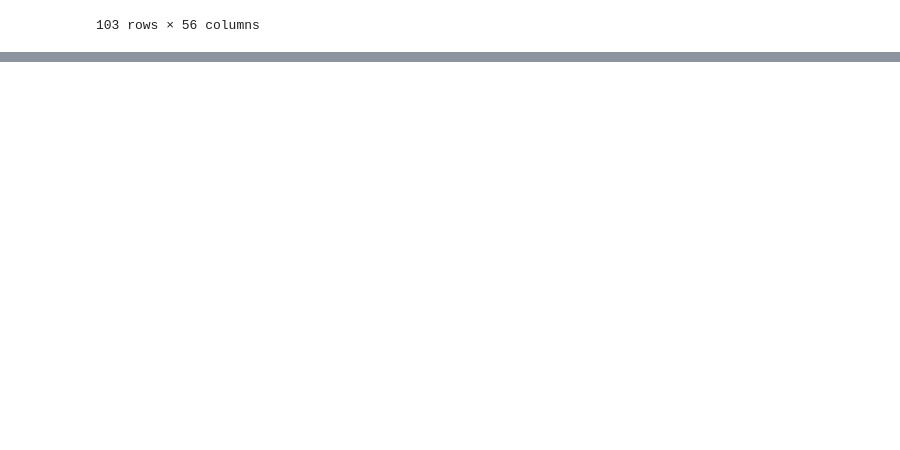
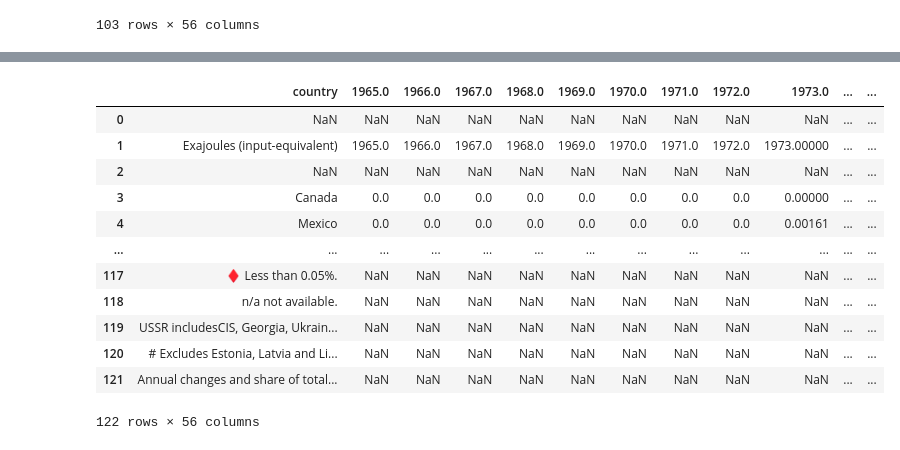
Before and after one commit to yuyhong23/One-Hot_Future, a Jupyter notebook: data_cleaning.ipynb, the cells around one changed output, grey strips where cells are left out. Cells and saved outputs as stored; diff of their text form; code cells hidden in the pictures; blank space fills up the shorter version.

```diff
--- a/data_cleaning.ipynb
+++ b/data_cleaning.ipynb
@@ -340,0 +345,9 @@ bp_ec_all_cleaned
+# %%
+# Extract wanted columns
+bp_rc_df = bp_rc_rename.copy()
+
+# Renaming the same name columns (2019) by creating specific name columns and duplicating the according data row
+bp_rc_df ["2019_share"] = bp_rc_df.iloc [:,58]
+bp_rc_df ["2019_growth_rate_per_annum"] = bp_rc_df.iloc [:,56]
+bp_rc_df ["2019_year"] = bp_rc_df.iloc[:,55]
+bp_rc_df
@@ -340,0 +465,18 @@ bp_ec_all_cleaned
+# %%
+# Rename the fist and 2008-2018 column
+bp_rc_df = bp_rc_df.rename(columns={bp_rc_df.columns[0]: "country", bp_rc_df.columns[55]: 2019.0})
+bp_rc_df
+# %% [output]
+|  | country | 1965.0 | 1966.0 | 1967.0 | 1968.0 | 1969.0 | 1970.0 | 1971.0 | 1972.0 | 1973.0 | ... | ... |
+| 0 | NaN | NaN | NaN | NaN | NaN | NaN | NaN | NaN | NaN | NaN | ... | ... |
+| 1 | Exajoules (input-equivalent) | 1965.0 | 1966.0 | 1967.0 | 1968.0 | 1969.0 | 1970.0 | 1971.0 | 1972.0 | 1973.00000 | ... | ... |
+| 2 | NaN | NaN | NaN | NaN | NaN | NaN | NaN | NaN | NaN | NaN | ... | ... |
+| 3 | Canada | 0.0 | 0.0 | 0.0 | 0.0 | 0.0 | 0.0 | 0.0 | 0.0 | 0.00000 | ... | ... |
+| 4 | Mexico | 0.0 | 0.0 | 0.0 | 0.0 | 0.0 | 0.0 | 0.0 | 0.0 | 0.00161 | ... | ... |
+| ... | ... | ... | ... | ... | ... | ... | ... | ... | ... | ... | ... | ... |
+| 117 | ♦ Less than 0.05%. | NaN | NaN | NaN | NaN | NaN | NaN | NaN | NaN | NaN | ... | ... |
+| 118 | n/a not available. | NaN | NaN | NaN | NaN | NaN | NaN | NaN | NaN | NaN | ... | ... |
+| 119 | USSR includesCIS, Georgia, Ukrain... | NaN | NaN | NaN | NaN | NaN | NaN | NaN | NaN | NaN | ... | ... |
+| 120 | # Excludes Estonia, Latvia and Li... | NaN | NaN | NaN | NaN | NaN | NaN | NaN | NaN | NaN | ... | ... |
+| 121 | Annual changes and share of total... | NaN | NaN | NaN | NaN | NaN | NaN | NaN | NaN | NaN | ... | ... |
+122 rows × 56 columns
```
Also changed, not shown: parts of 13 cells of this notebook.
